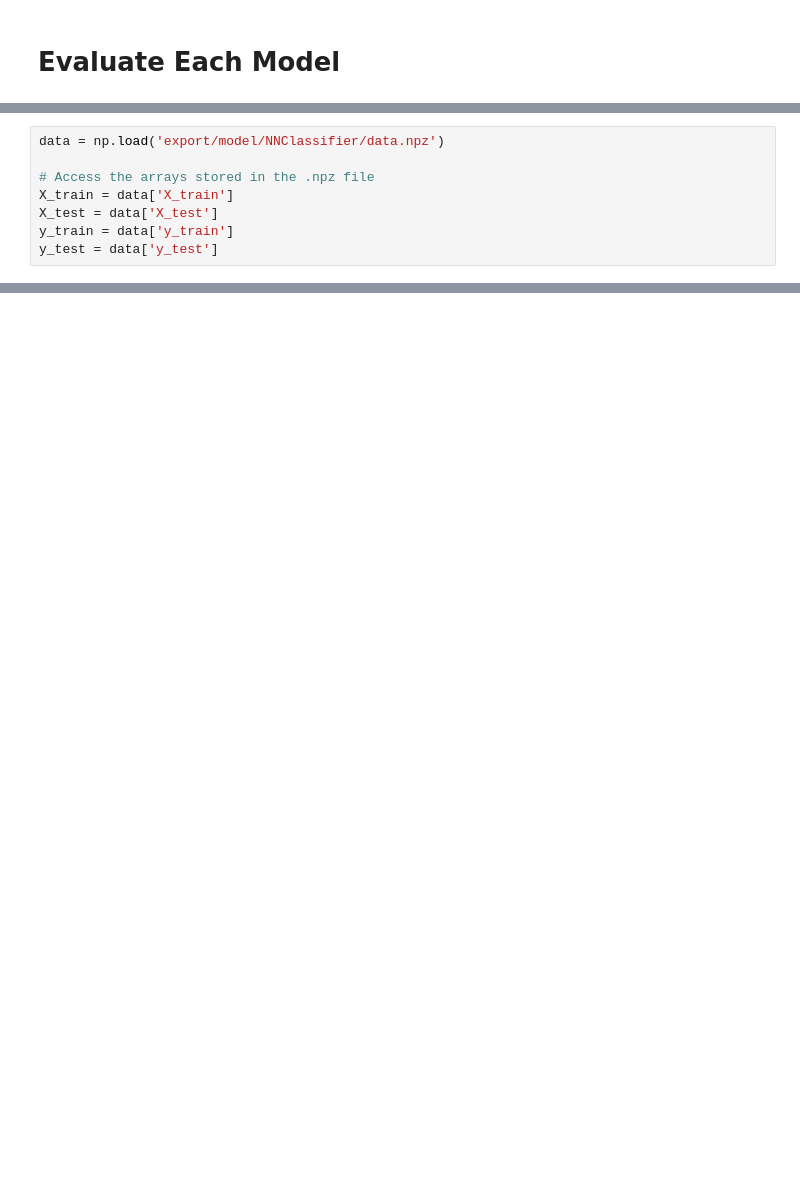
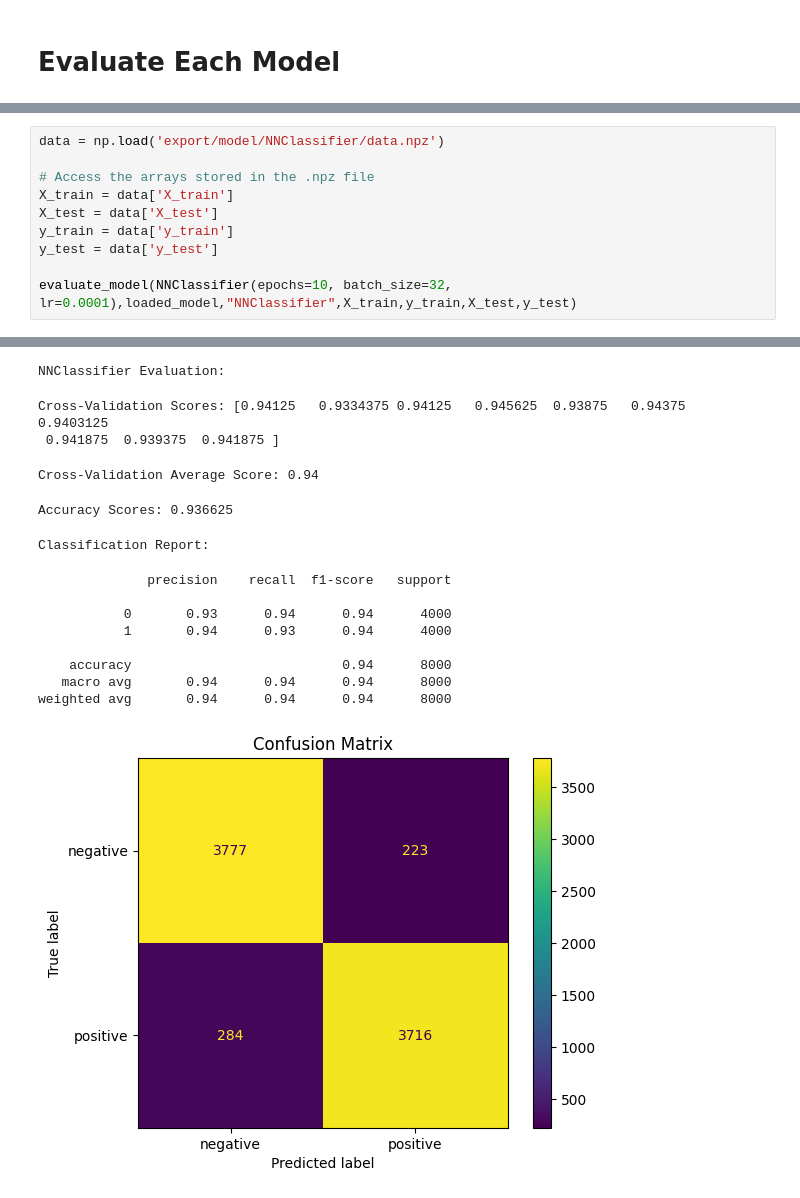
Before and after one commit to T-Thyrak/aifeel, a Jupyter notebook: evaluate.ipynb, the cells around one changed output, grey strips where cells are left out. Drawn from its saved outputs; the diff is of its cells as text; blank space fills up the shorter version.

Commit message:
evaluate nnclassifier success

```diff
--- a/evaluate.ipynb
+++ b/evaluate.ipynb
@@ -28,3 +26,6 @@ X_train = data['X_train']
 X_test = data['X_test']
 y_train = data['y_train']
 y_test = data['y_test']
+
+evaluate_model(NNClassifier(epochs=10, batch_size=32, lr=0.0001),loaded_model,"NNClassifier",X_train,y_train,X_test,y_test)
+# %% [output]
@@ -30,0 +49,15 @@ y_test = data['y_test']
+NNClassifier Evaluation:
+Cross-Validation Scores: [0.94125   0.9334375 0.94125   0.945625  0.93875   0.94375   0.9403125
+ 0.941875  0.939375  0.941875 ]
+Cross-Validation Average Score: 0.94
+Accuracy Scores: 0.936625
+Classification Report:
+              precision    recall  f1-score   support
+
+           0       0.93      0.94      0.94      4000
+           1       0.94      0.93      0.94      4000
+
+    accuracy                           0.94      8000
+   macro avg       0.94      0.94      0.94      8000
+weighted avg       0.94      0.94      0.94      8000
+[figure, added]
```
Also changed, not shown: parts of 3 cells of this notebook, 4 other files.
